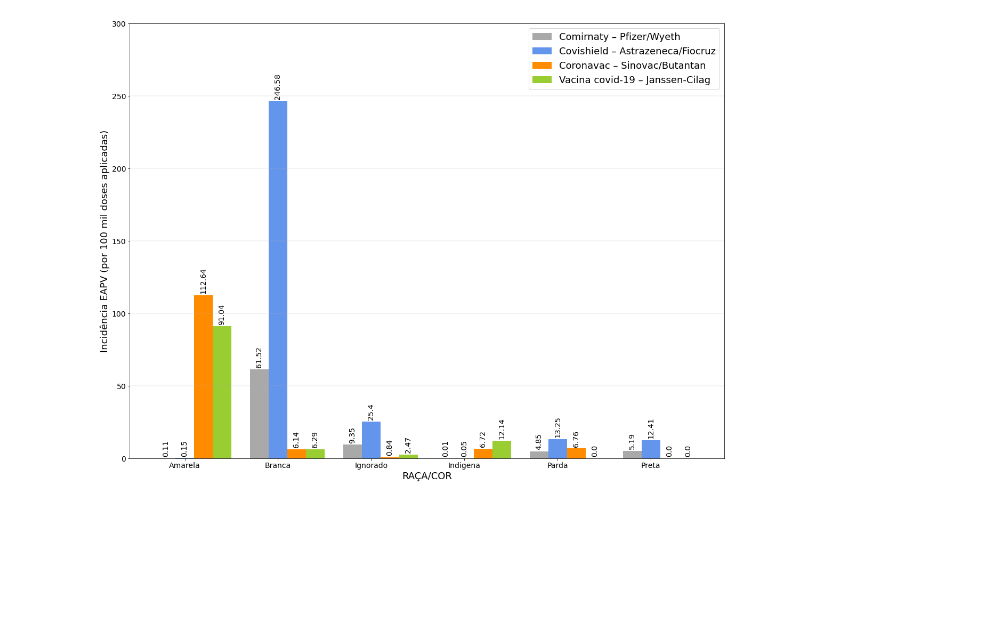
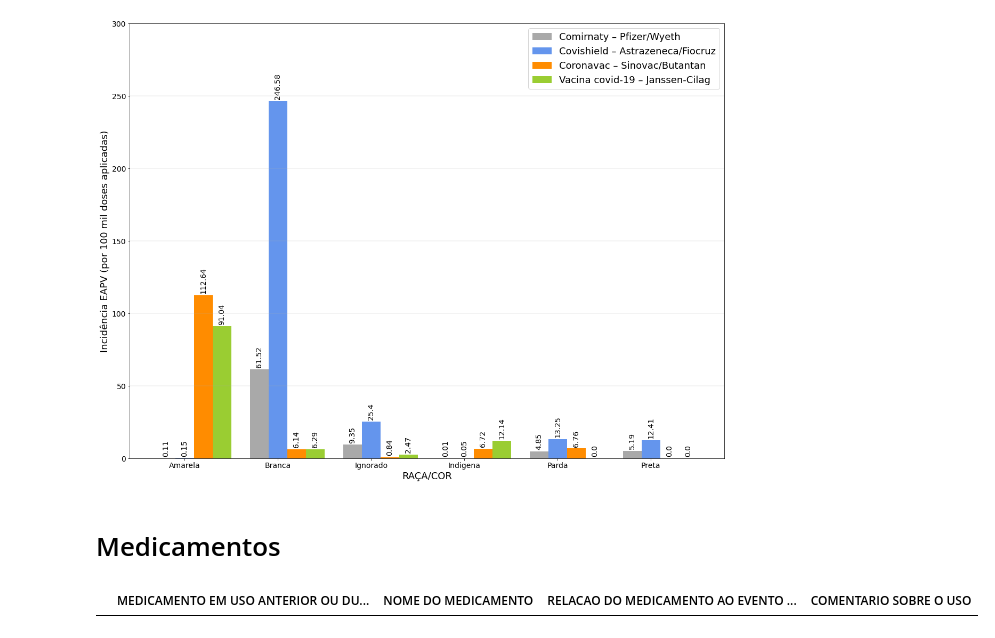
Before and after one commit to NatanaelKlein21/script-boletim-epidemiologico-01-de-2022, a Jupyter notebook: scrip_incidencia_geral_BE06.ipynb, the cells around one changed output. Drawn from its saved outputs; the diff is of its cells as text; code cells hidden in the pictures; blank space fills up the shorter version.

```diff
--- a/scrip_incidencia_geral_BE06.ipynb
+++ b/scrip_incidencia_geral_BE06.ipynb
@@ -932,6 +935,16 @@ plt.savefig('Graficos/Figura NOVA 1.png', dpi=(800), bbox_inches='tight')
 plt.show()
 # %% [output]
 [figure]
+# %% [markdown]
+# Medicamentos
+# %%
+df_med =  df_eventos[['MEDICAMENTO EM USO ANTERIOR OU DURANTE A VACINACAO','NOME DO MEDICAMENTO',
+            'RELACAO DO MEDICAMENTO AO EVENTO ADVERSO','COMENTARIO SOBRE O USO']]
+# %%
+df_med.dropna()
+# por algum motivo todos os valores estão nulos
+# %% [output]
+|  | MEDICAMENTO EM USO ANTERIOR OU DU... | NOME DO MEDICAMENTO | RELACAO DO MEDICAMENTO AO EVENTO ... | COMENTARIO SOBRE O USO |
 # %%
 # FAZER NOVOS ANÁLISES:
 # Raça/ cor
```
Also changed, not shown: parts of 3 cells of this notebook, 3 other files.
